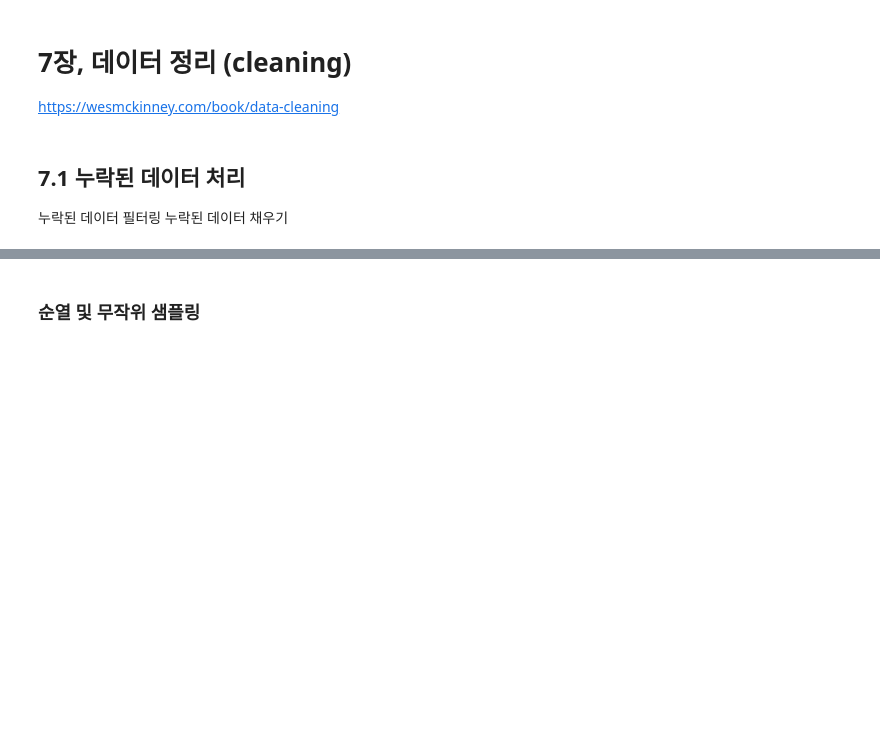
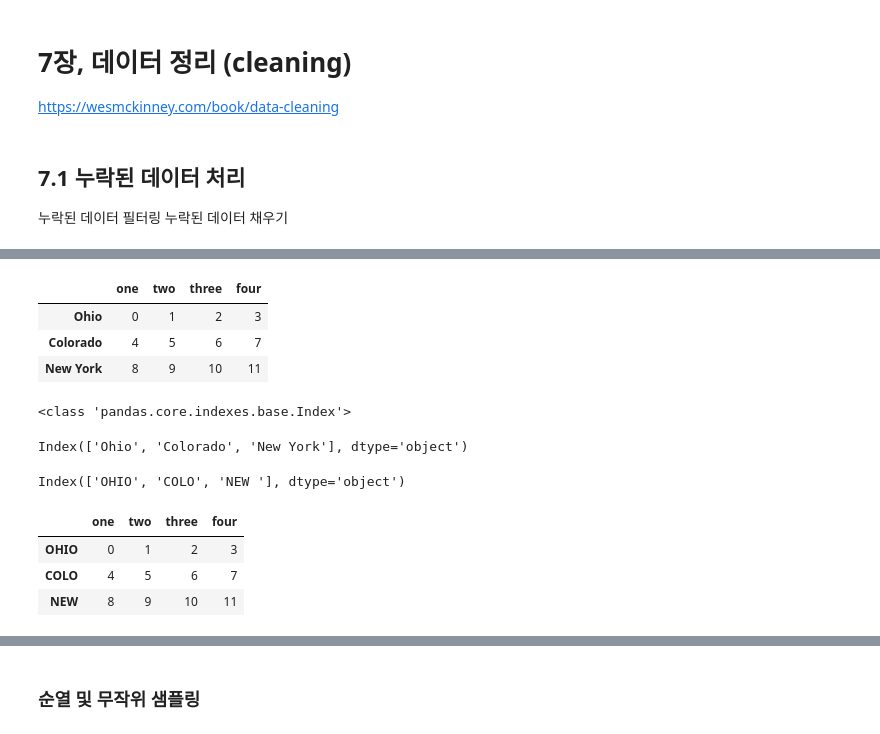
Before and after one commit to cafrii/ml_study, a Jupyter notebook: pandas/wesmckinney/ch07_pd_cleaning.ipynb, the cells around one changed output, grey strips where cells are left out. Cells and saved outputs as stored; diff of their text form; code cells hidden in the pictures; blank space fills up the shorter version.

Commit message:
pandas: wes mckinney 스터디 업데이트 (map, apply)

```diff
--- a/pandas/wesmckinney/ch07_pd_cleaning.ipynb
+++ b/pandas/wesmckinney/ch07_pd_cleaning.ipynb
@@ -23,0 +97,34 @@ import pandas as pd
+# %%
+data = pd.DataFrame(np.arange(12).reshape((3, 4)),
+                   index=["Ohio", "Colorado", "New York"],
+                   columns=["one", "two", "three", "four"])
+data
+# %% [output]
+|  | one | two | three | four |
+| Ohio | 0 | 1 | 2 | 3 |
+| Colorado | 4 | 5 | 6 | 7 |
+| New York | 8 | 9 | 10 | 11 |
+# %%
+print(type(data.index))
+# Index 라는 클래스는 Series 와는 다르긴 하지만 여러모로 Series 와 비슷한 거 같다.
+data.index
+# %% [output]
+<class 'pandas.core.indexes.base.Index'>
+Index(['Ohio', 'Colorado', 'New York'], dtype='object')
+# %%
+def transform(x):
+    return x[:4].upper() # 앞 네 글자 추출, 대문자화
+
+data.index.map(transform) # Series 에서 했던 것 처럼, Index에 대해서도 매핑 변환을 할 수 있다.
+# Index(['OHIO', 'COLO', 'NEW '], dtype='object')
+# %% [output]
+Index(['OHIO', 'COLO', 'NEW '], dtype='object')
+# %%
+# DataFrame 의 인덱스를, 방금 전 변환한 새 인덱스로 "교체" 할 수 있음.
+data.index = data.index.map(transform)
+data
+# %% [output]
+|  | one | two | three | four |
+| OHIO | 0 | 1 | 2 | 3 |
+| COLO | 4 | 5 | 6 | 7 |
+| NEW | 8 | 9 | 10 | 11 |
```
Also changed, not shown: parts of 14 cells of this notebook, 1 other file.
